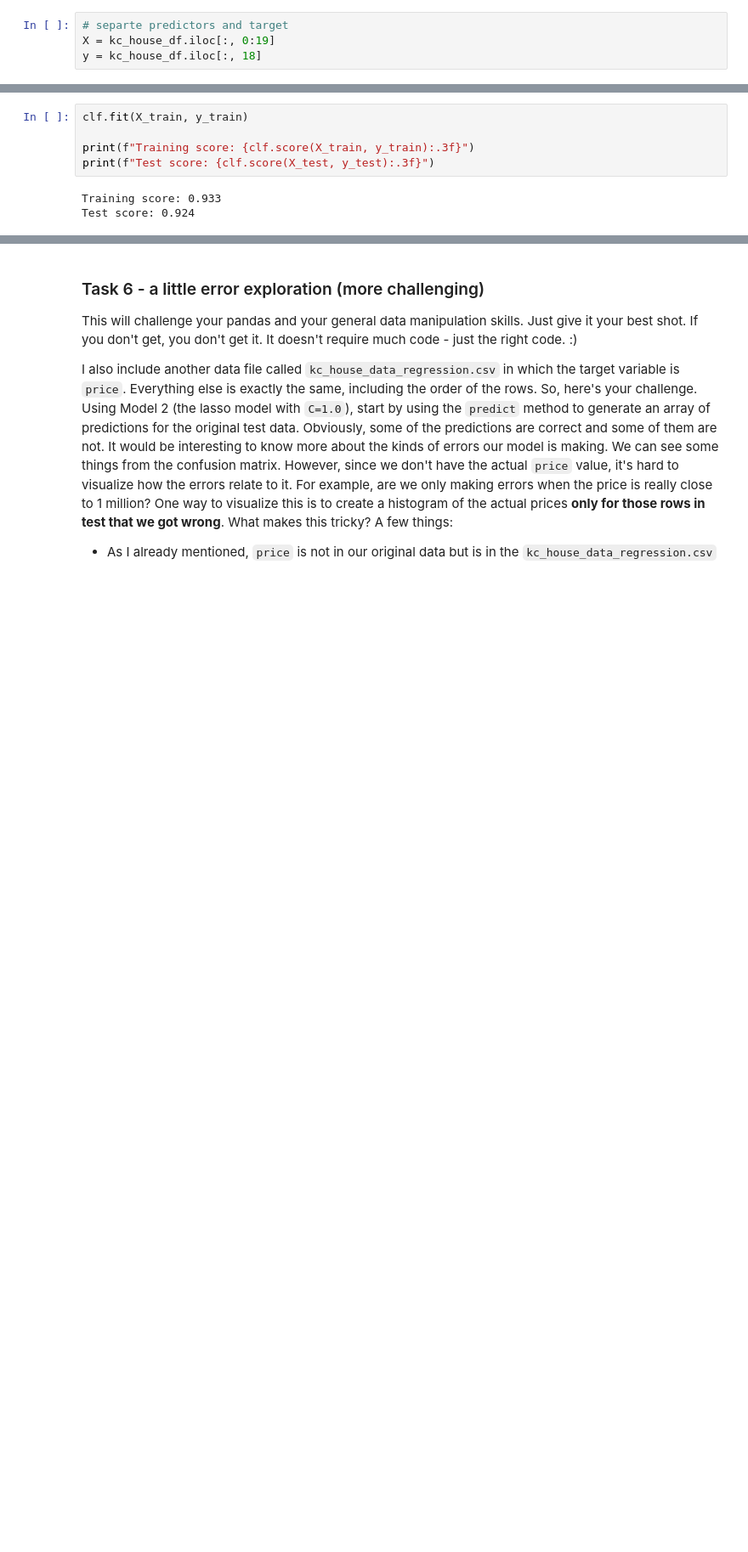
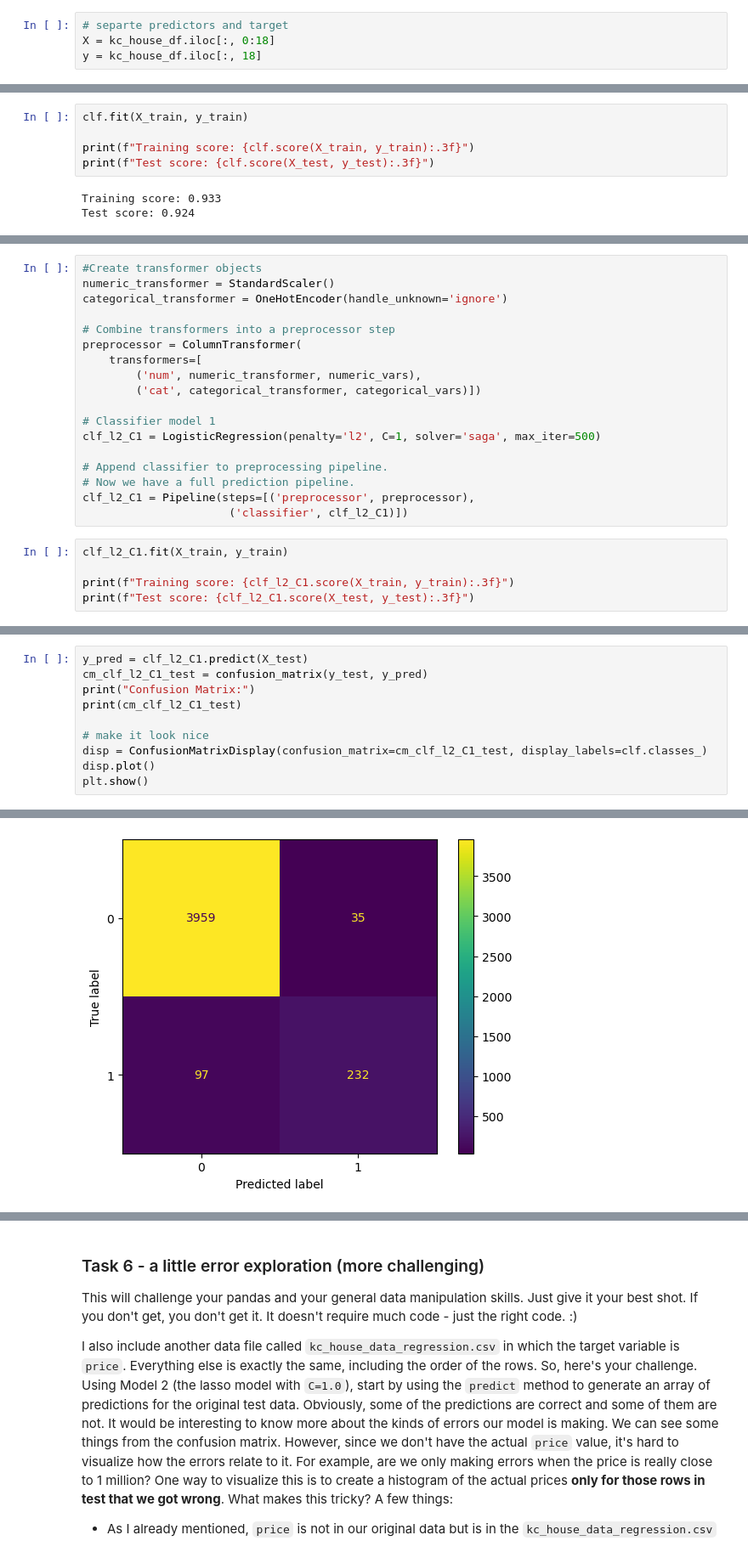
Before and after one commit to aestrona/KC_Housing_Classification, a Jupyter notebook: aap_hw1_s23_sklearn.ipynb, the cells around one changed output, grey strips where cells are left out. Shown at 85% size. Saved outputs shown, nothing was run; the diff lists cells and outputs as text; blank space fills up the shorter version.

Commit message:
step 5 update

```diff
--- a/aap_hw1_s23_sklearn.ipynb
+++ b/aap_hw1_s23_sklearn.ipynb
@@ -197,7 +199,7 @@ preprocessor = ColumnTransformer(
         ('cat', categorical_transformer, categorical_vars)])
 # %%
 # separte predictors and target
-X = kc_house_df.iloc[:, 0:19]
+X = kc_house_df.iloc[:, 0:18]
 y = kc_house_df.iloc[:, 18]
 # %%
 X.info
@@ -333,0 +338,23 @@ The null model it pretty good because our data is unbalanced 92% with the test d
+# %%
+#Create transformer objects
+numeric_transformer = StandardScaler()
+categorical_transformer = OneHotEncoder(handle_unknown='ignore')
+
+# Combine transformers into a preprocessor step
+preprocessor = ColumnTransformer(
+    transformers=[
+        ('num', numeric_transformer, numeric_vars),
+        ('cat', categorical_transformer, categorical_vars)])
+
+# Classifier model 1
+clf_l2_C1 = LogisticRegression(penalty='l2', C=1, solver='saga', max_iter=500)
+
+# Append classifier to preprocessing pipeline.
+# Now we have a full prediction pipeline.
+clf_l2_C1 = Pipeline(steps=[('preprocessor', preprocessor),
+                      ('classifier', clf_l2_C1)])
+# %%
+clf_l2_C1.fit(X_train, y_train)
+
+print(f"Training score: {clf_l2_C1.score(X_train, y_train):.3f}")
+print(f"Test score: {clf_l2_C1.score(X_test, y_test):.3f}")
@@ -333,0 +377,11 @@ The null model it pretty good because our data is unbalanced 92% with the test d
+# %%
+y_pred = clf_l2_C1.predict(X_test)
+cm_clf_l2_C1_test = confusion_matrix(y_test, y_pred)
+print("Confusion Matrix:")
+print(cm_clf_l2_C1_test)
+
+# make it look nice
+disp = ConfusionMatrixDisplay(confusion_matrix=cm_clf_l2_C1_test, display_labels=clf.classes_)
+disp.plot()
+plt.show()
+# %% [output]
@@ -333,0 +391 @@ The null model it pretty good because our data is unbalanced 92% with the test d
+[figure, added]
```
Also changed, not shown: parts of 49 cells of this notebook.
